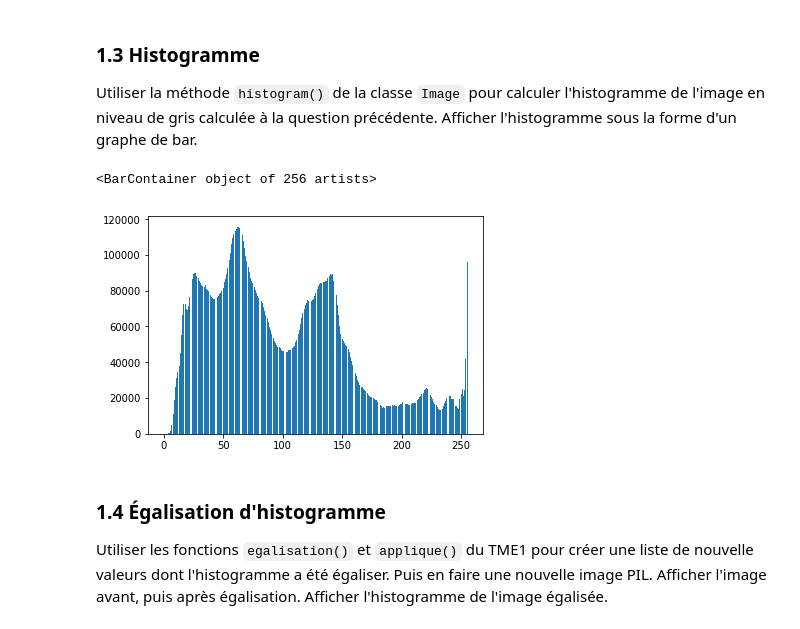
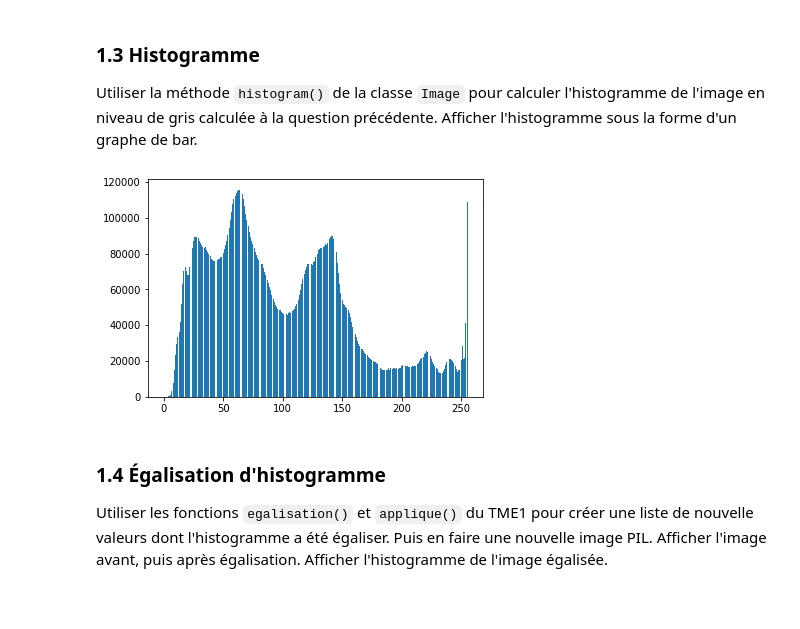
Before and after one commit to azn94/UE-Image, a Jupyter notebook: TME2/TME2_Sujet.ipynb, the cells around one changed output. Saved outputs shown, nothing was run; the diff lists cells and outputs as text; code cells hidden in the pictures; blank space fills up the shorter version.

```diff
--- a/TME2/TME2_Sujet.ipynb
+++ b/TME2/TME2_Sujet.ipynb
@@ -39,11 +39,11 @@ Utiliser la méthode `histogram()` de la classe `Image` pour calculer l'histogra
 # %%
 img=Image.open ( "img/genies-math.jpg" )
 gris=img.convert( 'L')
 his=gris.histogram()
 bar ( range ( len ( his )) , his )
+show()
 # %% [output]
-<BarContainer object of 256 artists>
-[figure, old version]
+[figure, new version]
 # %% [markdown]
 ### 1.4 Égalisation d'histogramme
 Utiliser les fonctions `egalisation()` et `applique()` du TME1 pour créer une liste de nouvelle valeurs dont l'histogramme a été égaliser. Puis en faire une nouvelle image PIL. Afficher l'image avant, puis après égalisation. Afficher l'histogramme de l'image égalisée.
```
Also changed, not shown: parts of 10 cells of this notebook, 4 other files.
